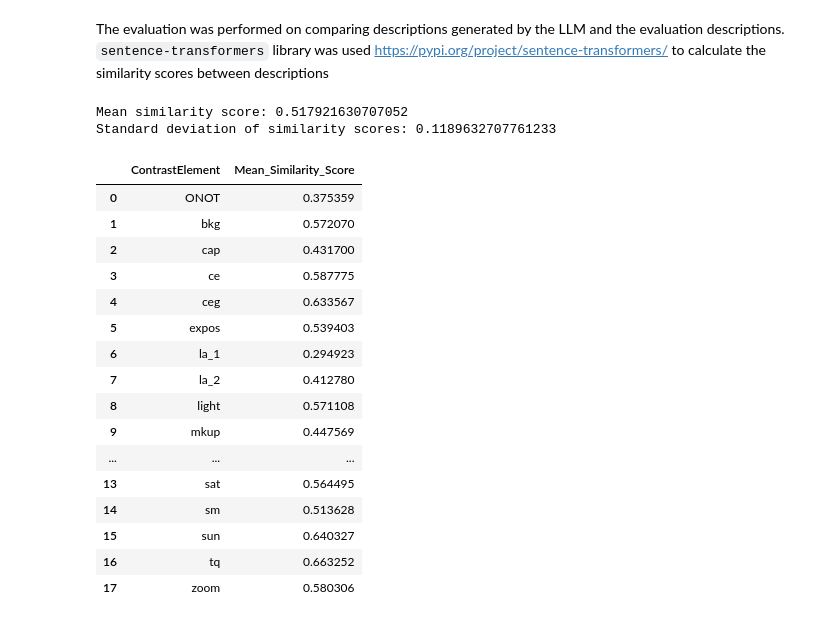
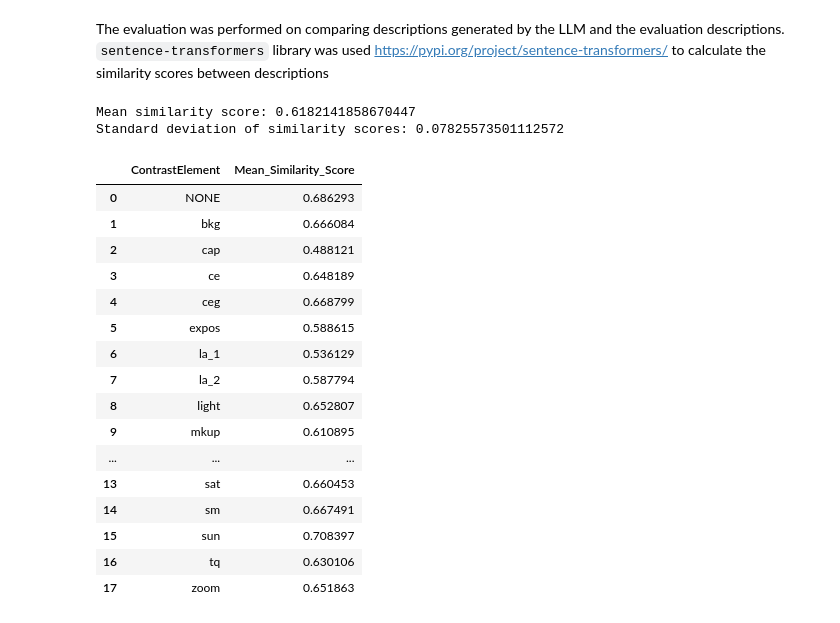
Before and after one commit to olablachowiak/biometrics-project, a Jupyter notebook: analysis.ipynb, the cells around one changed output. Drawn from its saved outputs; the diff is of its cells as text; code cells hidden in the pictures.

```diff
--- a/analysis.ipynb
+++ b/analysis.ipynb
@@ -334,40 +334,40 @@ The evaluation was performed on comparing descriptions generated by the LLM and
 # %%
 from src.evaluation import compare_descriptions
 
-comparison_score = compare_descriptions('src/data/llm_descriptions/llm_generated_explanations3.jsonl',
+comparison_score = compare_descriptions('src/data/llm_descriptions/llm_generated_explanations7.jsonl',
                                                 'src/data/QFIQ_assessment/in_context_test_evaluation_data.jsonl',
                                                 )
 df_comparison_score = pd.DataFrame(comparison_score)
 
 mean_score = df_comparison_score['Similarity_Score'].mean()
 std_score = df_comparison_score['Similarity_Score'].std()
 
 print(f"Mean similarity score: {mean_score}")
 print(f"Standard deviation of similarity scores: {std_score}")
 
 mean_score_contrast = df_comparison_score.groupby('ContrastElement')['Similarity_Score'].mean().reset_index()
 
 mean_score_contrast = mean_score_contrast.rename(columns={'Similarity_Score': 'Mean_Similarity_Score'})
 
 
 mean_score_contrast
 # %% [output]
-Mean similarity score: 0.517921630707052
-Standard deviation of similarity scores: 0.1189632707761233
+Mean similarity score: 0.6182141858670447
+Standard deviation of similarity scores: 0.07825573501112572
 |  | ContrastElement | Mean_Similarity_Score |
-| 0 | ONOT | 0.375359 |
-| 1 | bkg | 0.572070 |
-| 2 | cap | 0.431700 |
-| 3 | ce | 0.587775 |
-| 4 | ceg | 0.633567 |
-| 5 | expos | 0.539403 |
-| 6 | la_1 | 0.294923 |
-| 7 | la_2 | 0.412780 |
-| 8 | light | 0.571108 |
-| 9 | mkup | 0.447569 |
+| 0 | NONE | 0.686293 |
+| 1 | bkg | 0.666084 |
+| 2 | cap | 0.488121 |
+| 3 | ce | 0.648189 |
+| 4 | ceg | 0.668799 |
+| 5 | expos | 0.588615 |
+| 6 | la_1 | 0.536129 |
+| 7 | la_2 | 0.587794 |
+| 8 | light | 0.652807 |
+| 9 | mkup | 0.610895 |
 | ... | ... | ... |
-| 13 | sat | 0.564495 |
-| 14 | sm | 0.513628 |
-| 15 | sun | 0.640327 |
-| 16 | tq | 0.663252 |
-| 17 | zoom | 0.580306 |
+| 13 | sat | 0.660453 |
+| 14 | sm | 0.667491 |
+| 15 | sun | 0.708397 |
+| 16 | tq | 0.630106 |
+| 17 | zoom | 0.651863 |
```
Also changed, not shown: parts of 7 cells of this notebook, 1 other file.
